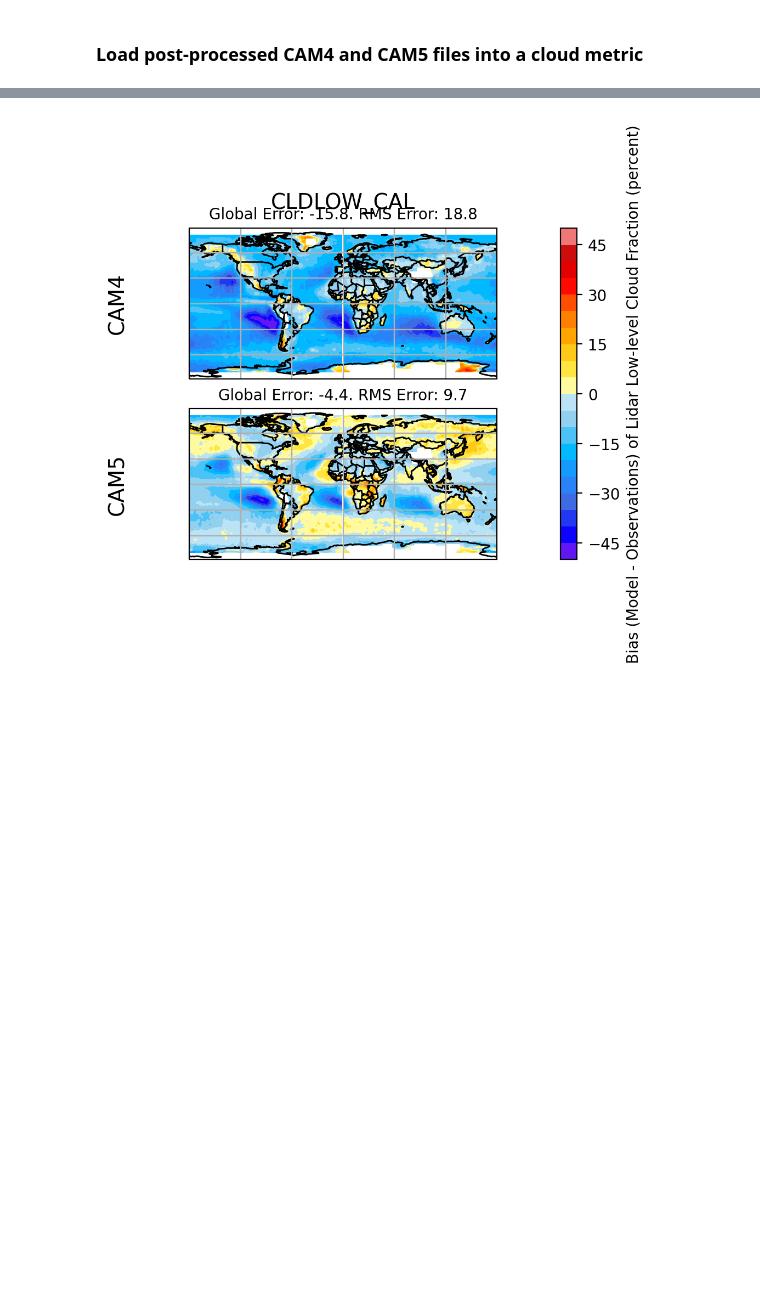
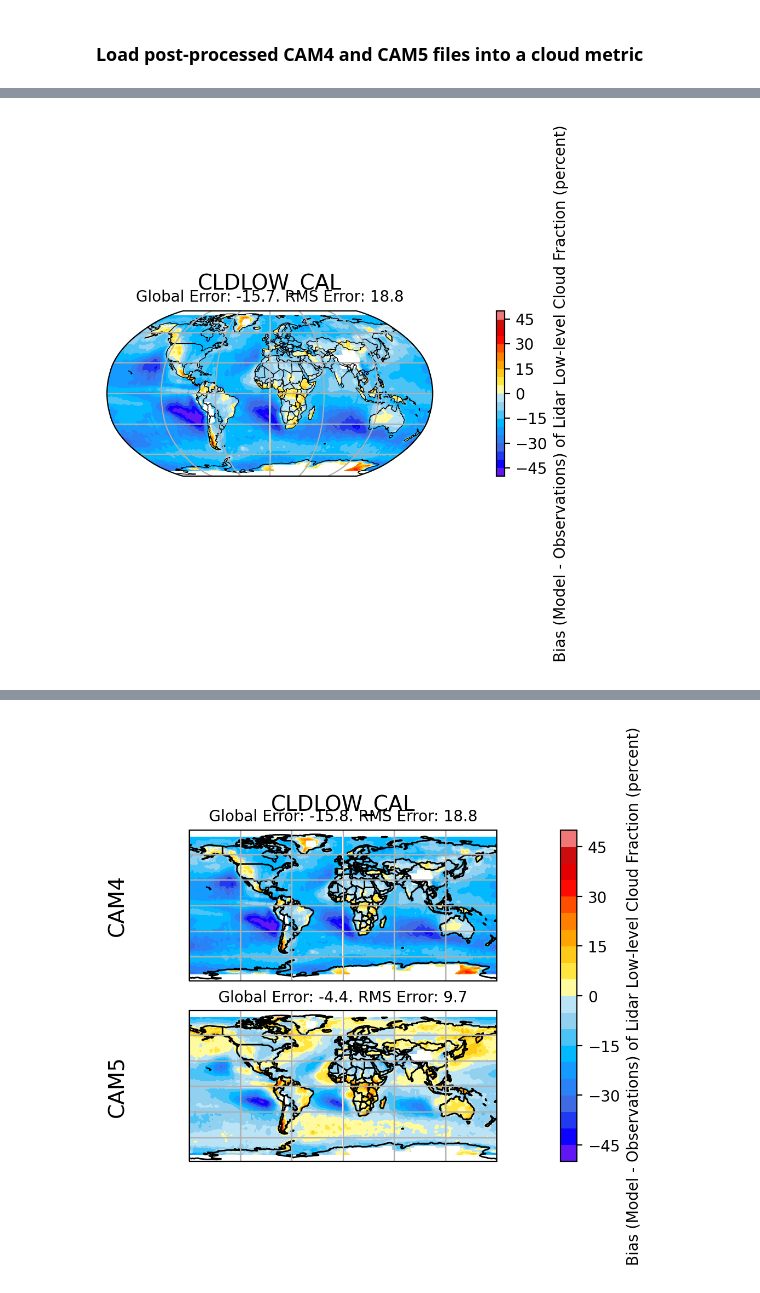
Before and after one commit to jshaw35/CESM2_analysis, a Jupyter notebook: CESM2_COSP/kay2012_fig5py.ipynb, the cells around one changed output, grey strips where cells are left out. Cells and saved outputs as stored; diff of their text form; code cells hidden in the pictures; blank space fills up the shorter version.

Commit message:
metric improvement for kay2012 reproductions

```diff
--- a/CESM2_COSP/kay2012_fig5py.ipynb
+++ b/CESM2_COSP/kay2012_fig5py.ipynb
@@ -74,3 +74,9 @@ Processed timeseries directory found for cam4_1deg_release_amip. Will load data
 cam4_1deg_release_amip load successfully.
 Processed timeseries directory found for cam5_1deg_release_amip. Will load data as required.
 cam5_1deg_release_amip load successfully.
+# %%
+cam4metric = Cloud_Metric(case_dir)
+cam4metric.add_case('cam4_1deg_release_amip',label='CAM4')
+
+cam5metric = Cloud_Metric(case_dir)
+cam5metric.add_case('cam5_1deg_release_amip',label='CAM5')
@@ -76,0 +94,4 @@ cam5_1deg_release_amip load successfully.
+# %%
+cldlow1 = cam4metric.plot2D('CLDLOW_CAL',bias=True,contour=True,levels=np.linspace(-50,50,21),extend='neither',projection='Robinson')
+# %% [output]
+[figure, added]
```
Also changed, not shown: parts of 13 cells of this notebook, 6 other files.
